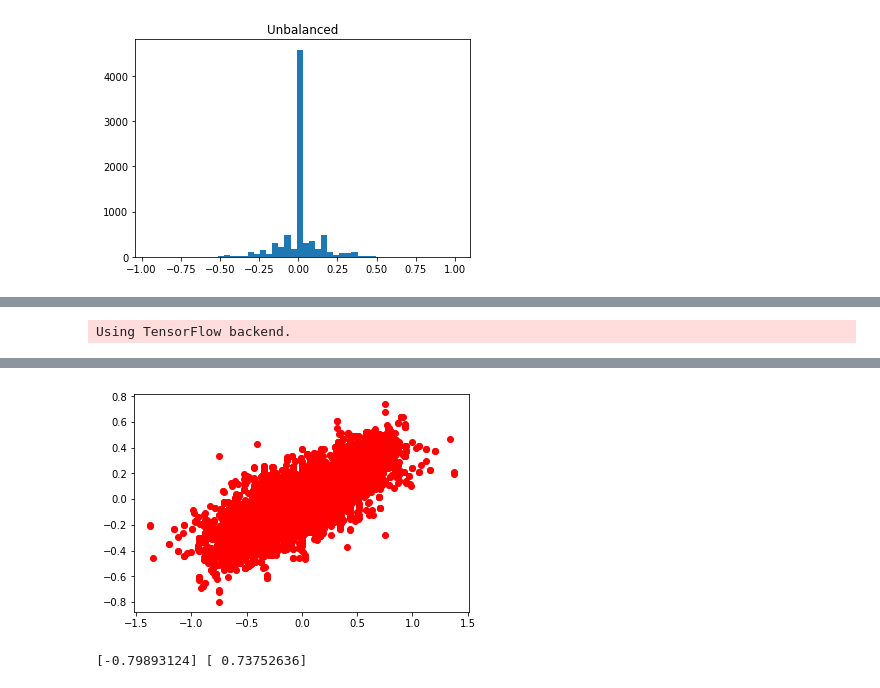
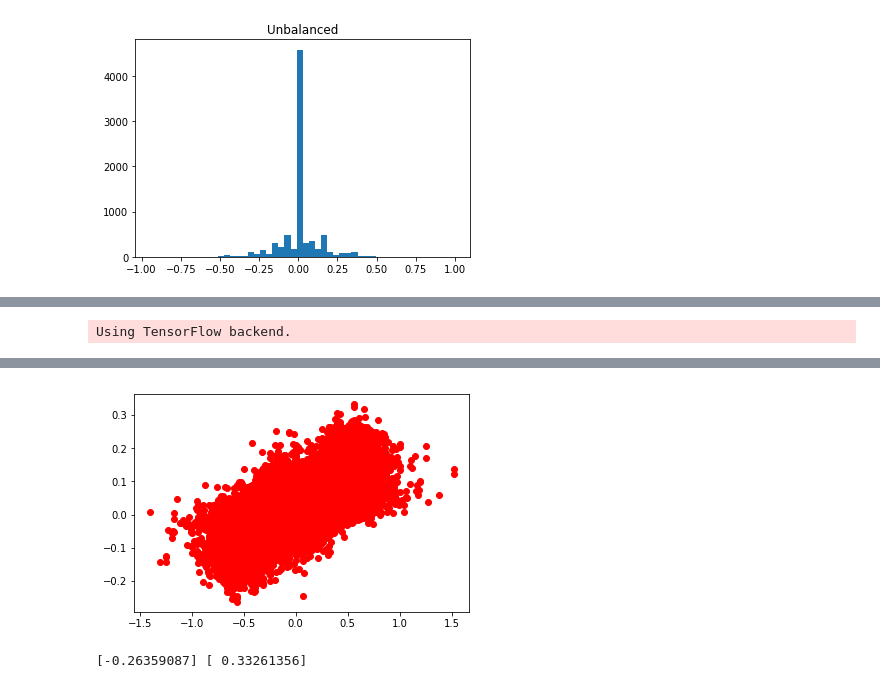
Before and after one commit to subhash/CarND-Behavioral-Cloning, a Jupyter notebook: behaviour-cloning.ipynb, the cells around one changed output, grey strips where cells are left out. Drawn from its saved outputs; the diff is of its cells as text; code cells hidden in the pictures.

```diff
--- a/behaviour-cloning.ipynb
+++ b/behaviour-cloning.ipynb
@@ -95,11 +94,11 @@ def rgb2yuv(image):
     return image
 
 def read_image(f):
-    #image = cv2.cvtColor(cv2.imread(os.path.join(dir, f)), cv2.COLOR_BGR2YUV)[:,:,0:1]
-    image = mpimg.imread(os.path.join(dir, f));
-    image = cropImage(image)
-    image = resizeImage(image)
-    image = rgb2yuv(image)
+    image = cv2.cvtColor(cv2.imread(os.path.join(dir, f)), cv2.COLOR_BGR2YUV)[:,:,0:1]
+#     image = mpimg.imread(os.path.join(dir, f));
+#     image = cropImage(image)
+#     image = resizeImage(image)
+#     image = rgb2yuv(image)
     return image
 
 image_features = np.array([read_image(f) for f in balanced_feats])
@@ -121,11 +120,11 @@ plt.show()
 # %%
-def flipVertical(image):
-    image = cv2.flip(image, 1)
-    return image
+# def flipVertical(image):
+#     image = cv2.flip(image, 1)
+#     return image
 
-flip_limit = 0.3
+flip_limit = 0.5
 flip = np.logical_or(image_labels < -flip_limit, image_labels > flip_limit)
-flipped_features = np.append(image_features, [flipVertical(f) for f in image_features[flip]], axis=0)
+flipped_features = np.append(image_features, [np.fliplr(f) for f in image_features[flip]], axis=0)
 flipped_labels = np.append(image_labels, -image_labels[flip], axis=0)
 print(flipped_features.shape, flipped_labels.shape)
 
@@ -201,36 +206,51 @@ from keras.layers.pooling import MaxPooling2D
 import numpy as np
 from random import random
 
-X_train, y_train = flipped_features, flipped_labels
+X_train, y_train = shuffle(features, labels)
 print(X_train.shape, y_train.shape)
 
 def my_model():
     model = Sequential()
     model.add(Cropping2D(cropping=((50,20), (0,0)), input_shape=X_train.shape[1:]))
     model.add(Lambda(lambda x: (x / 255.0) - 0.5))
-    model.add(Convolution2D(32, 5, 5, border_mode='same', activation='relu', name='c1'))
+    model.add(Convolution2D(16, 5, 5, border_mode='valid', subsample=(2,2), activation='relu', name='c1'))
     model.add(MaxPooling2D((2,2)))
     model.add(Dropout(0.5))
-    model.add(Convolution2D(64, 5, 5, border_mode='same', activation='relu', name='c2'))
+    model.add(Convolution2D(32, 5, 5, border_mode='valid', subsample=(2,2), activation='relu', name='c2'))
     model.add(MaxPooling2D((2,2)))
     model.add(Dropout(0.5))
-    model.add(Convolution2D(128, 5, 5, border_mode='same', activation='relu', name='c3'))
+    model.add(Convolution2D(64, 3, 3, border_mode='valid', subsample=(1,1), activation='relu', name='c3'))
     model.add(MaxPooling2D((2,2)))
     model.add(Dropout(0.5))
 
     model.add(Flatten())
-    model.add(Dense(512, activation='relu', name='d1'))
-    model.add(Dropout(0.2))
-    model.add(Dense(64, activation='linear', name='d2'))
-    model.add(Dense(16, activation='relu', name='d3'))
-    model.add(Dropout(0.2))
-    model.add(Dense(1, activation='linear', name='out'))
+    model.add(Dense(64, name='d1'))
+    model.add(Dense(32, name='d2'))
+    model.add(Dense(16, name='d3'))
+    model.add(Dense(1, name='out'))
+
+    model.summary()
 
     return model
 
+def my_training(X_train, y_train):
+    model = my_model()
+    adam = Adam(lr=0.0001, beta_1=0.9, beta_2=0.999, epsilon=1e-08, decay=0.01)
+    model.compile(optimizer=adam, loss='mse')
+
+    history = model.fit(X_train, y_train, batch_size=32, nb_epoch=3, verbose=2, validation_split=0.05)
+    y_pred = model.predict(X_train)
+    model.save("model.new2.h5")
+
+    plt.plot(y_train, y_pred, 'ro')
+    plt.show()
+    print(np.min(y_pred, axis=0), np.max(y_pred, axis=0))
+
+
 def stolen_model():
     model = Sequential()
-    model.add(Lambda(lambda x: x/255 - 0.5, input_shape=(X_train.shape[1], X_train.shape[2], 3), name='Normalization'))
+    model.add(Cropping2D(cropping=((50,20), (0,0)), input_shape=X_train.shape[1:]))
+    model.add(Lambda(lambda x: x/255 - 0.5, name='Normalization'))
     print(model.output_shape)
     model.add(Convolution2D(24, 5, 5, activation='relu', border_mode='valid', subsample=(2,2), name='Conv1'))
     model.add(Dropout(0.2))
@@ -298,8 +318,6 @@ def nvidia_model():
     model.add(Dropout(0.2))
     model.add(Convolution2D(64, 3, 3, border_mode='valid', activation='relu', name='c4'))
     model.add(Dropout(0.2))
-    model.add(Convolution2D(64, 3, 3, border_mode='valid', activation='relu', name='c5'))
-    model.add(Dropout(0.2))
     model.add(Flatten())
 #     model.add(Dense(1164, name='d1'))
 #     model.add(Dropout(0.5))
@@ -314,20 +332,8 @@ def nvidia_model():
 
 #X_train, X_validation, y_train, y_validation = train_test_split(X_train, y_train, test_size = 0.01, random_state = 0)
 
-# model = my_model()
-# adam = Adam(lr=0.0001, beta_1=0.9, beta_2=0.999, epsilon=1e-08, decay=0.01)
-# model.compile(optimizer=adam, loss='mse')
 
-# history = model.fit(X_train, y_train, batch_size=32, nb_epoch=5, verbose=2, validation_split=0.05)
-
-stolen_training(X_train, y_train)
-
-
-# y_pred = model.predict(X_train)
-# model.save("model.new.h5")
-
-# plt.plot(y_train, y_pred, 'ro')
-# plt.show()
-# print(np.min(y_pred, axis=0), np.max(y_pred, axis=0))
+#stolen_training(X_train, y_train)
+my_training(X_train, y_train)
 # %% [output]
 Using TensorFlow backend.
@@ -351,2 +357,2 @@ Epoch 5/5
-[figure, old version]
+[figure, new version]
-[-0.79893124] [ 0.73752636]
+[-0.26359087] [ 0.33261356]
```
Also changed, not shown: parts of 9 cells of this notebook, 1 other file.
